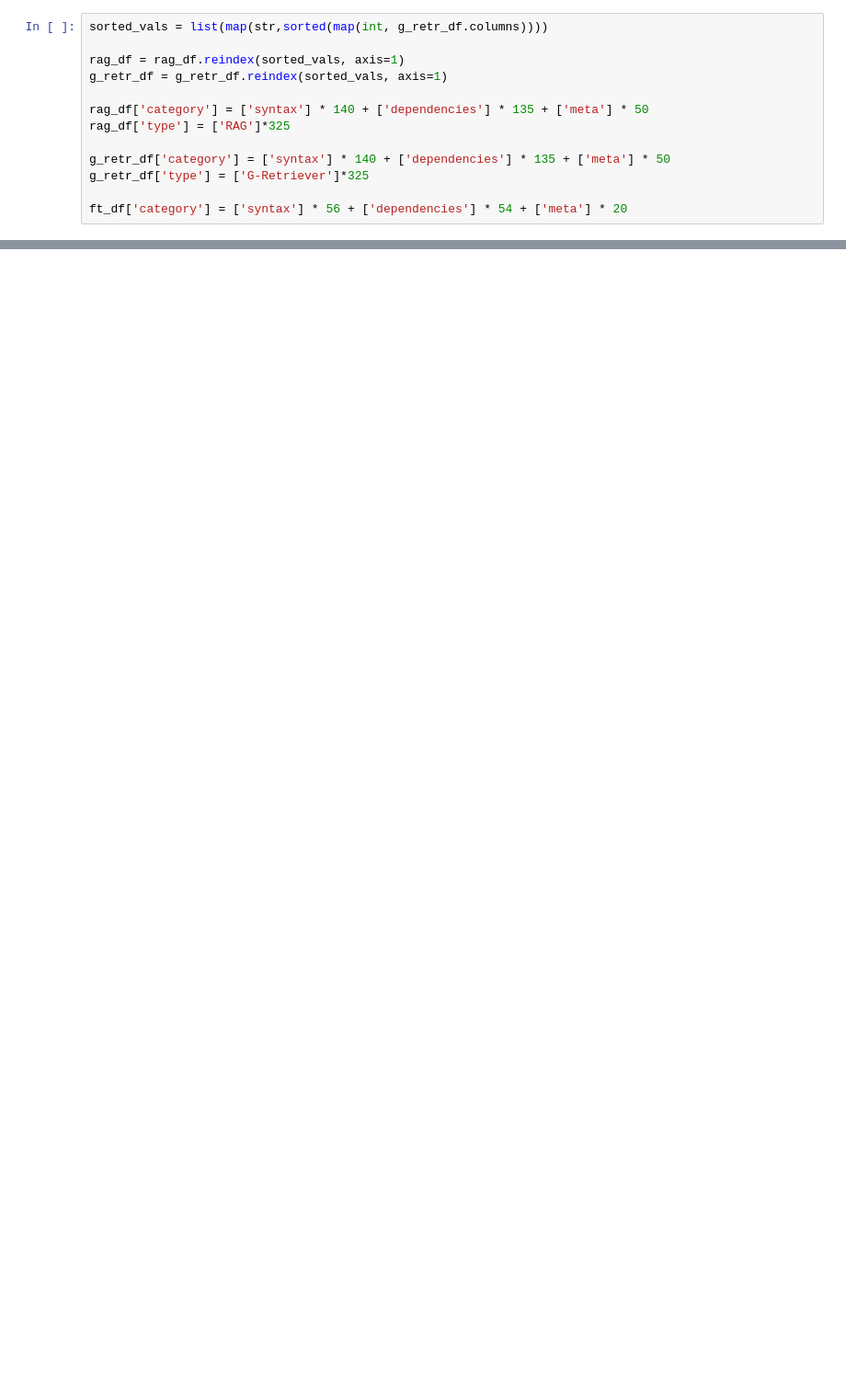
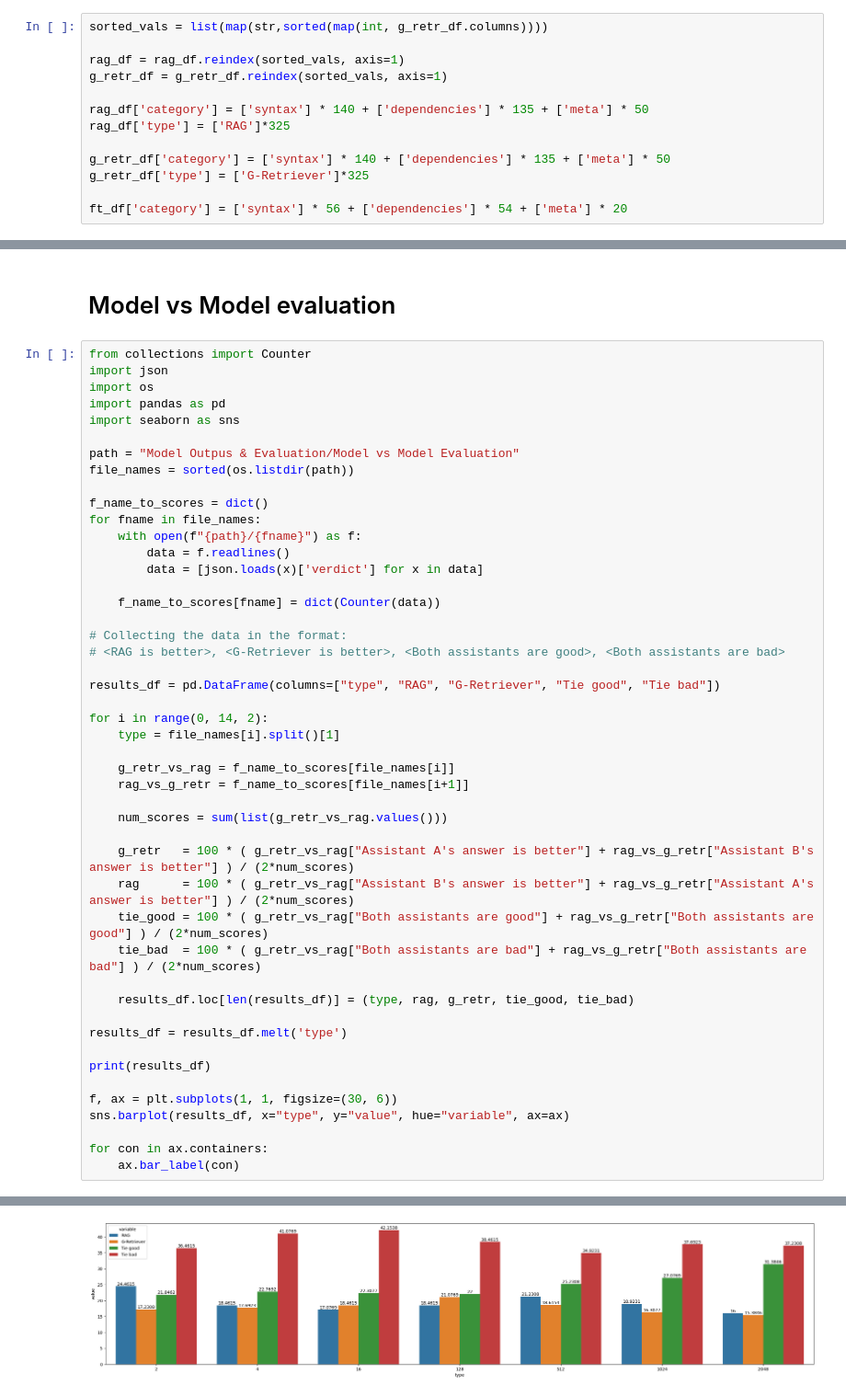
Before and after one commit to Arloste/CodeQA, a Jupyter notebook: evaluation.ipynb, the cells around one changed output, grey strips where cells are left out. Shown: that part at 92% size. Cells and saved outputs as stored; diff of their text form; blank space fills up the shorter version.

```diff
--- a/evaluation.ipynb
+++ b/evaluation.ipynb
@@ -137,0 +139,50 @@ sns.heatmap(
+# %% [markdown]
+# Model vs Model evaluation
+# %%
+from collections import Counter
+import json
+import os
+import pandas as pd
+import seaborn as sns
+
+path = "Model Outpus & Evaluation/Model vs Model Evaluation"
+file_names = sorted(os.listdir(path))
+
+f_name_to_scores = dict()
+for fname in file_names:
+    with open(f"{path}/{fname}") as f:
+        data = f.readlines()
+        data = [json.loads(x)['verdict'] for x in data]
+
+    f_name_to_scores[fname] = dict(Counter(data))
+
+# Collecting the data in the format:
+# <RAG is better>, <G-Retriever is better>, <Both assistants are good>, <Both assistants are bad>
+
+results_df = pd.DataFrame(columns=["type", "RAG", "G-Retriever", "Tie good", "Tie bad"])
+
+for i in range(0, 14, 2):
+    type = file_names[i].split()[1]
+
+    g_retr_vs_rag = f_name_to_scores[file_names[i]]
+    rag_vs_g_retr = f_name_to_scores[file_names[i+1]]
+
+    num_scores = sum(list(g_retr_vs_rag.values()))
+
+    g_retr   = 100 * ( g_retr_vs_rag["Assistant A's answer is better"] + rag_vs_g_retr["Assistant B's answer is better"] ) / (2*num_scores)
+    rag      = 100 * ( g_retr_vs_rag["Assistant B's answer is better"] + rag_vs_g_retr["Assistant A's answer is better"] ) / (2*num_scores)
+    tie_good = 100 * ( g_retr_vs_rag["Both assistants are good"] + rag_vs_g_retr["Both assistants are good"] ) / (2*num_scores)
+    tie_bad  = 100 * ( g_retr_vs_rag["Both assistants are bad"] + rag_vs_g_retr["Both assistants are bad"] ) / (2*num_scores)
+
+    results_df.loc[len(results_df)] = (type, rag, g_retr, tie_good, tie_bad)
+
+results_df = results_df.melt('type')
+
+print(results_df)
+
+f, ax = plt.subplots(1, 1, figsize=(30, 6))
+sns.barplot(results_df, x="type", y="value", hue="variable", ax=ax)
+
+for con in ax.containers:
+    ax.bar_label(con)
+# %% [output]
@@ -137,0 +206 @@ sns.heatmap(
+[figure, added]
```
Also changed, not shown: parts of 13 cells of this notebook, 12 other files.
